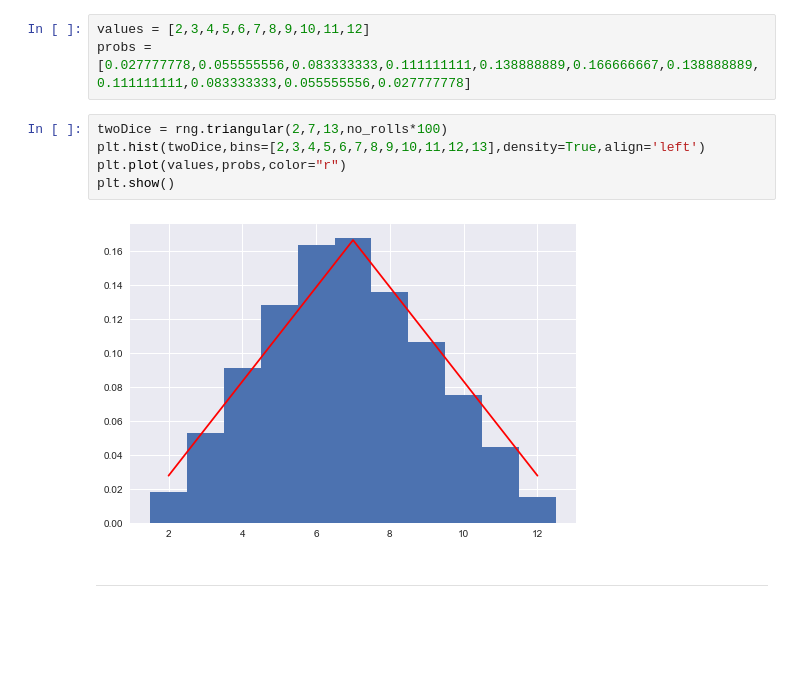
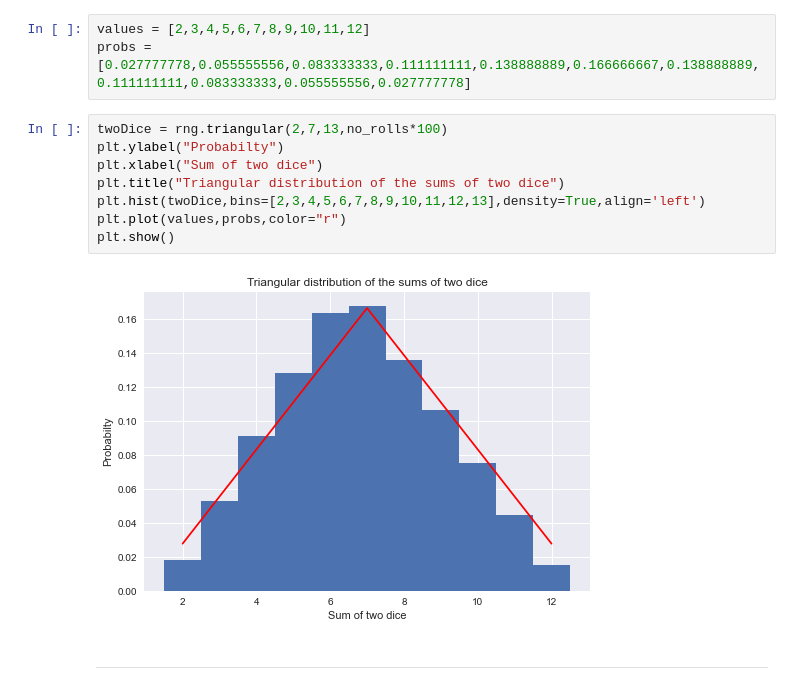
Before and after one commit to MarkJParry/PDA-Numpy, a Jupyter notebook: numpy-random.ipynb, the cells around one changed output. Saved outputs shown, nothing was run; the diff lists cells and outputs as text; blank space fills up the shorter version.

Commit message:
Added titles and labels to all plots. Saving copy pre deadline in case requested extension not granted

```diff
--- a/numpy-random.ipynb
+++ b/numpy-random.ipynb
@@ -387,11 +398,14 @@ values = [2,3,4,5,6,7,8,9,10,11,12]
 probs = [0.027777778,0.055555556,0.083333333,0.111111111,0.138888889,0.166666667,0.138888889,0.111111111,0.083333333,0.055555556,0.027777778]
 # %%
 twoDice = rng.triangular(2,7,13,no_rolls*100)
+plt.ylabel("Probabilty")
+plt.xlabel("Sum of two dice")
+plt.title("Triangular distribution of the sums of two dice")
 plt.hist(twoDice,bins=[2,3,4,5,6,7,8,9,10,11,12,13],density=True,align='left')
 plt.plot(values,probs,color="r")
 plt.show()
 # %% [output]
-[figure, old version]
+[figure, new version]
 # %% [markdown]
 ***
 # %% [markdown]
```
Also changed, not shown: parts of 22 cells of this notebook.
